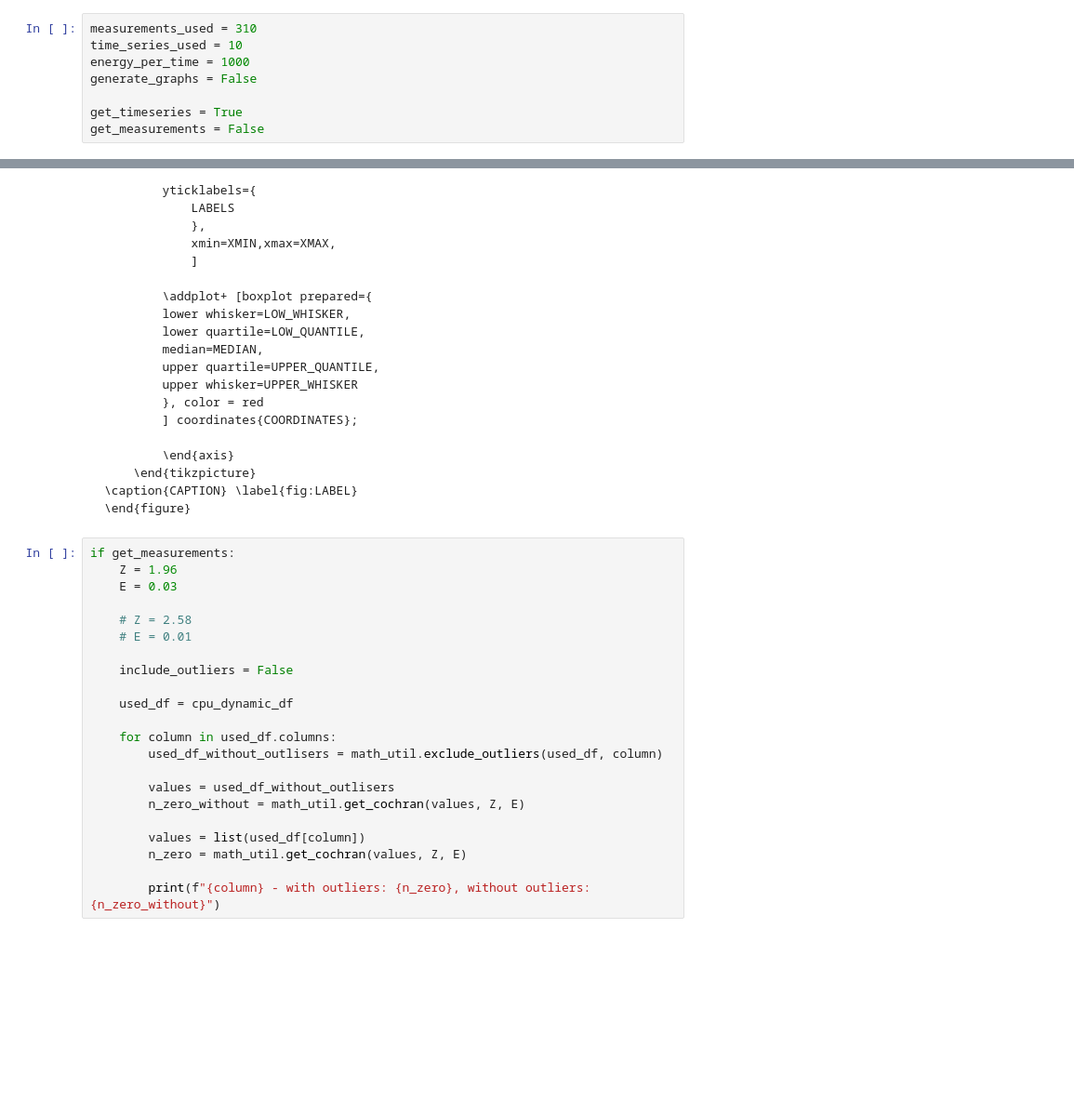
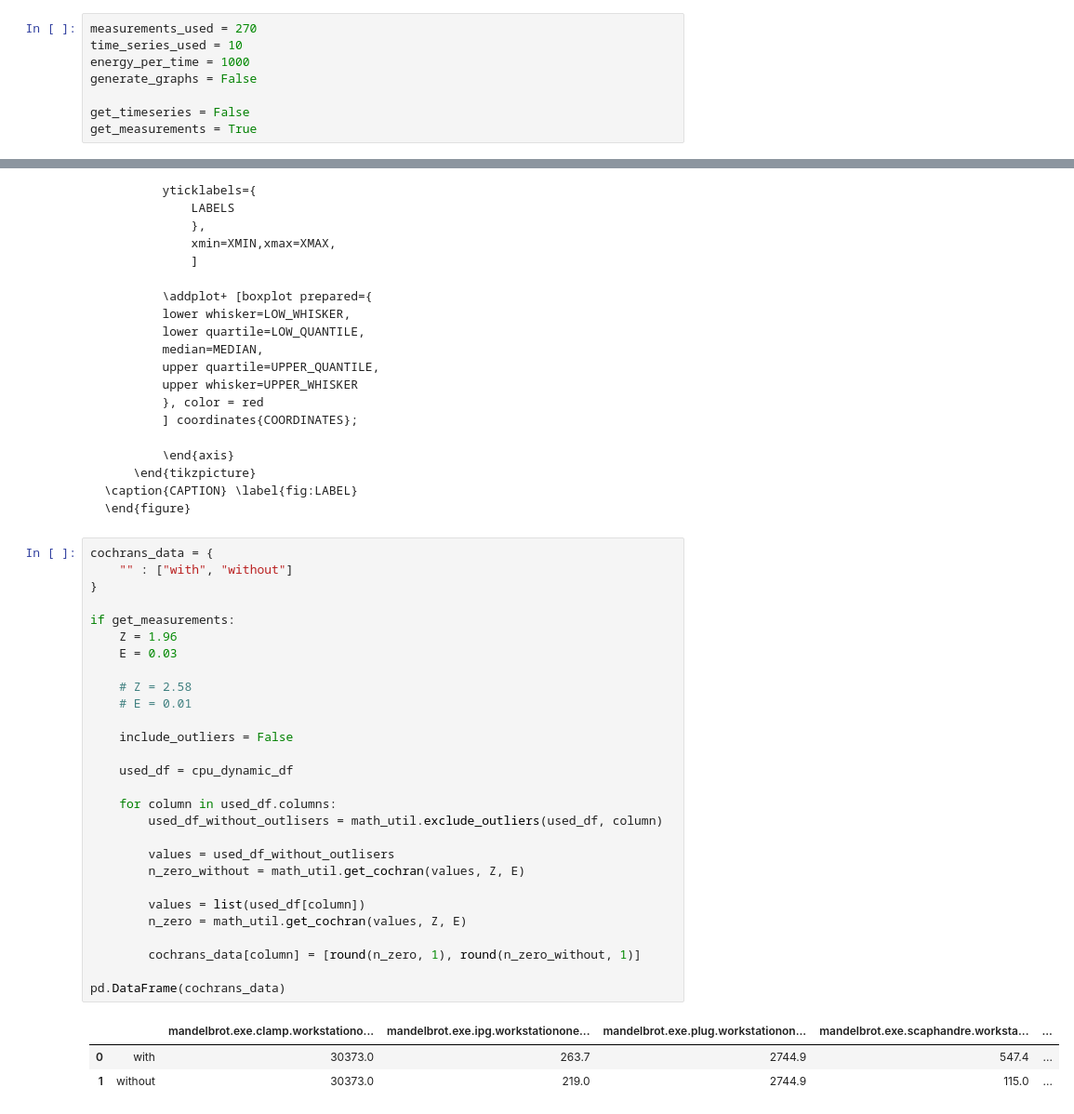
Before and after one commit to KuskIV/BDEnergy, a Jupyter notebook: analytics/result-analysis.ipynb, the cells around one changed output, grey strips where cells are left out. Shown at 93% size. Cells and saved outputs as stored; diff of their text form; blank space fills up the shorter version.

````diff
--- a/analytics/result-analysis.ipynb
+++ b/analytics/result-analysis.ipynb
@@ -17,13 +20,13 @@ db = DatabaseConnection()
 # %% [output]
 Connected to MySQL Server version  8.0.32-24
 # %%
-measurements_used = 310
+measurements_used = 270
 time_series_used = 10
 energy_per_time = 1000
 generate_graphs = False
 
-get_timeseries = True
-get_measurements = False
+get_timeseries = False
+get_measurements = True
 # %%
 # exp_name = "compiler"
 exp_name = "measuring_instrument"
@@ -724,24 +668,34 @@ generating plots is disabled
 \end{figure}
 ```
 # %%
+cochrans_data = {
+    "" : ["with", "without"]
+}
+
 if get_measurements:
     Z = 1.96
     E = 0.03
 
     # Z = 2.58
     # E = 0.01
 
     include_outliers = False
 
     used_df = cpu_dynamic_df
 
     for column in used_df.columns:
         used_df_without_outlisers = math_util.exclude_outliers(used_df, column)
 
         values = used_df_without_outlisers
         n_zero_without = math_util.get_cochran(values, Z, E)
 
         values = list(used_df[column])
         n_zero = math_util.get_cochran(values, Z, E)
 
-        print(f"{column} - with outliers: {n_zero}, without outliers: {n_zero_without}")
+        cochrans_data[column] = [round(n_zero, 1), round(n_zero_without, 1)]
+
+pd.DataFrame(cochrans_data)
+# %% [output]
+|  |  | mandelbrot.exe.clamp.workstationo... | mandelbrot.exe.ipg.workstationone... | mandelbrot.exe.plug.workstationon... | mandelbrot.exe.scaphandre.worksta... | ... |
+| 0 | with | 30373.0 | 263.7 | 2744.9 | 547.4 | ... |
+| 1 | without | 30373.0 | 219.0 | 2744.9 | 115.0 | ... |
````
Also changed, not shown: parts of 11 cells of this notebook, 4 other files.
